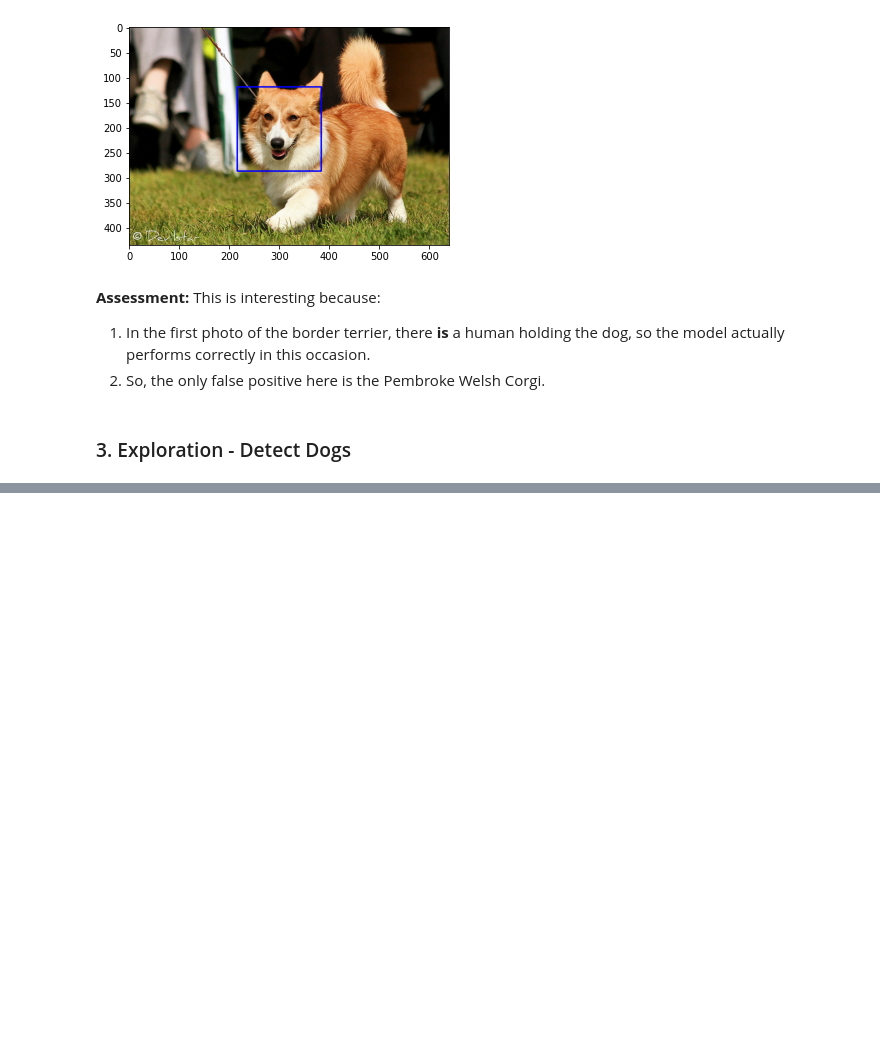
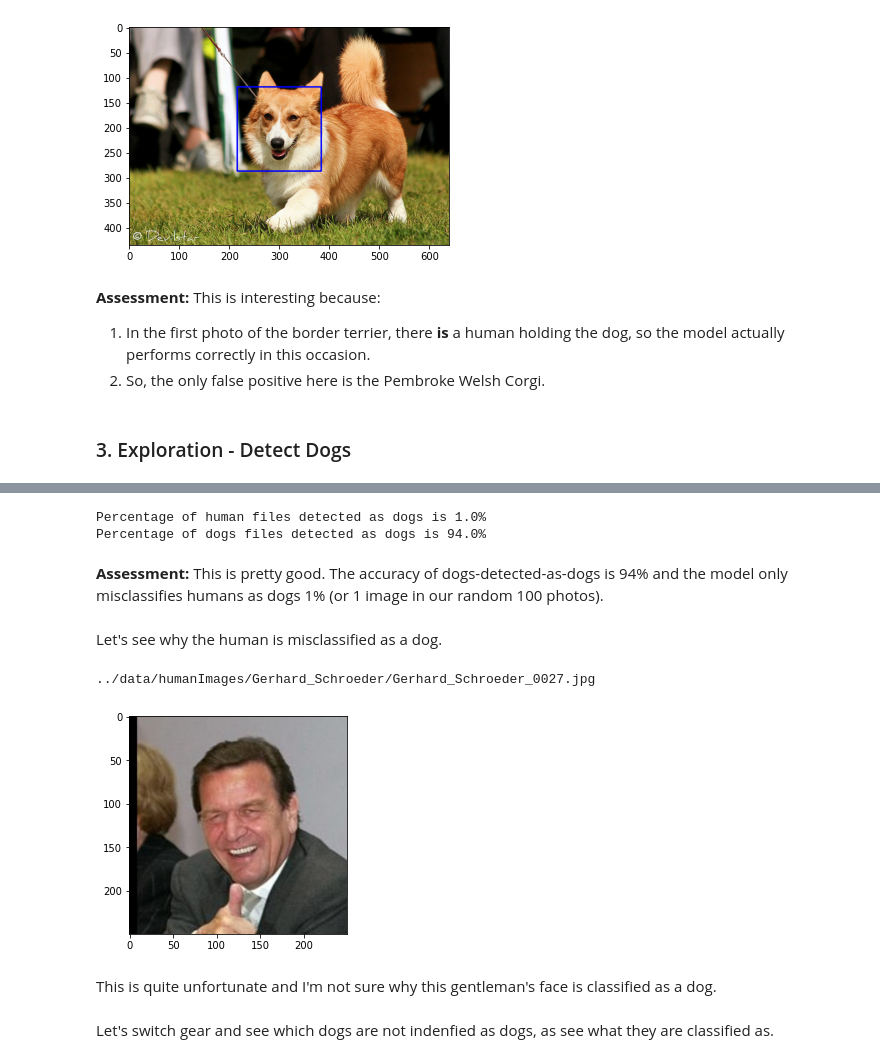
Before and after one commit to hnguyen1174/DogBreedClassifier, a Jupyter notebook: pipeline/1-Exploration.ipynb, the cells around one changed output, grey strips where cells are left out. Drawn from its saved outputs; the diff is of its cells as text; code cells hidden in the pictures; blank space fills up the shorter version.

Commit message:
detect dogs

```diff
--- a/pipeline/1-Exploration.ipynb
+++ b/pipeline/1-Exploration.ipynb
@@ -195,0 +267,50 @@ Number of faces detected: 1
+# %%
+def detect_dog(idx):
+    """
+    This function checks whether the ImageNet index
+    falls in the range of 151 to 268 (inclusive) for dog prediction.
+
+    Args:
+        idx: the ImageNet prediction index.
+
+    Returns:
+        Boolean indicating whether index falls in the dog prediction range.
+    """
+    return (150 < idx and idx < 269)
+# %%
+ImageFile.LOAD_TRUNCATED_IMAGES = True
+
+humans_detection_idx = [pretrained_predict(i, 'VGG16') for i in tqdm(random_human_images)]
+dogs_detection_idx = [pretrained_predict(i, 'VGG16') for i in tqdm(random_dog_images)]
+# %%
+print('Percentage of human files detected as dogs is {}%'.format(
+    sum(map(detect_dog, humans_detection_idx))*100/len(detected_humans))
+     )
+print('Percentage of dogs files detected as dogs is {}%'.format(
+    sum(map(detect_dog, dogs_detection_idx))*100/len(detected_dogs))
+     )
+# %% [output]
+Percentage of human files detected as dogs is 1.0%
+Percentage of dogs files detected as dogs is 94.0%
+# %% [markdown]
+**Assessment:** This is pretty good. The accuracy of dogs-detected-as-dogs is 94% and the model only misclassifies humans as dogs 1% (or 1 image in our random 100 photos).
+# %% [markdown]
+Let's see why the human is misclassified as a dog.
+# %%
+idx_humans_detected_as_dogs = [index for index, element in enumerate(humans_detection_idx) if detect_dog(element)]
+humans_file_detected_as_dogs = random_human_images[idx_humans_detected_as_dogs]
+
+for h in humans_file_detected_as_dogs:
+
+    print(h)
+    img = cv2.imread(h)
+    cv_rgb = cv2.cvtColor(img, cv2.COLOR_BGR2RGB)
+    plt.imshow(cv_rgb)
+    plt.show()
+# %% [output]
+../data/humanImages/Gerhard_Schroeder/Gerhard_Schroeder_0027.jpg
+[figure, added]
+# %% [markdown]
+This is quite unfortunate and I'm not sure why this gentleman's face is classified as a dog.
+# %% [markdown]
+Let's switch gear and see which dogs are not indenfied as dogs, as see what they are classified as.
```
Also changed, not shown: parts of 9 cells of this notebook, 3 other files.
